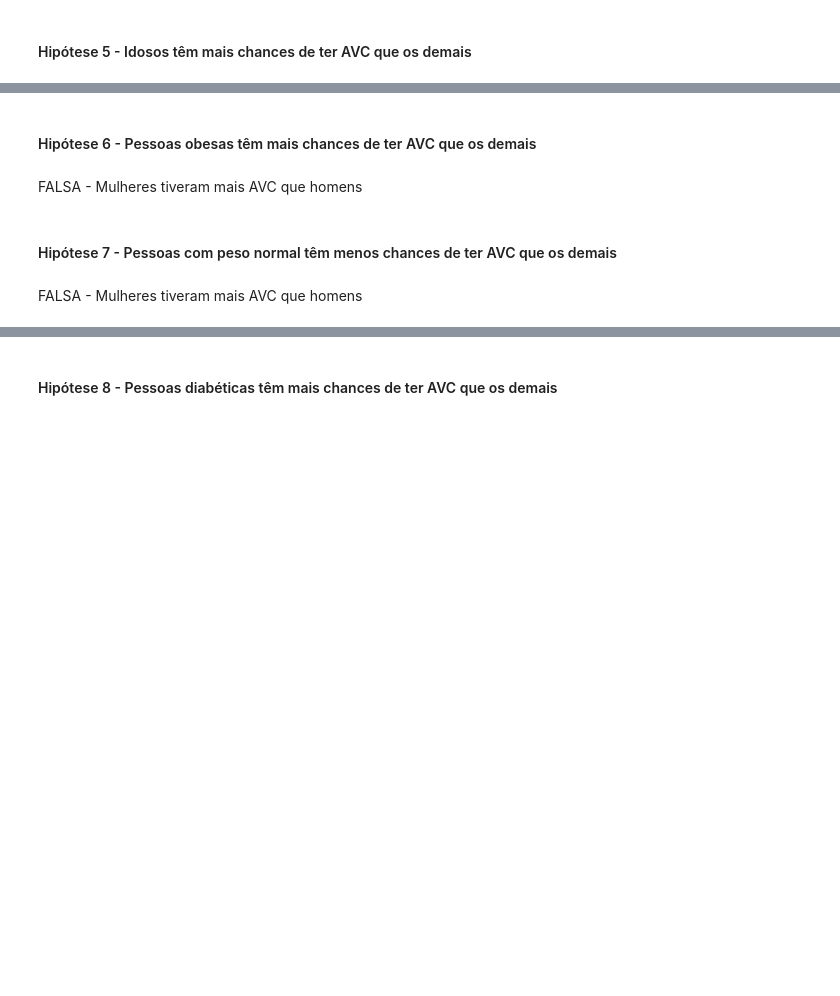
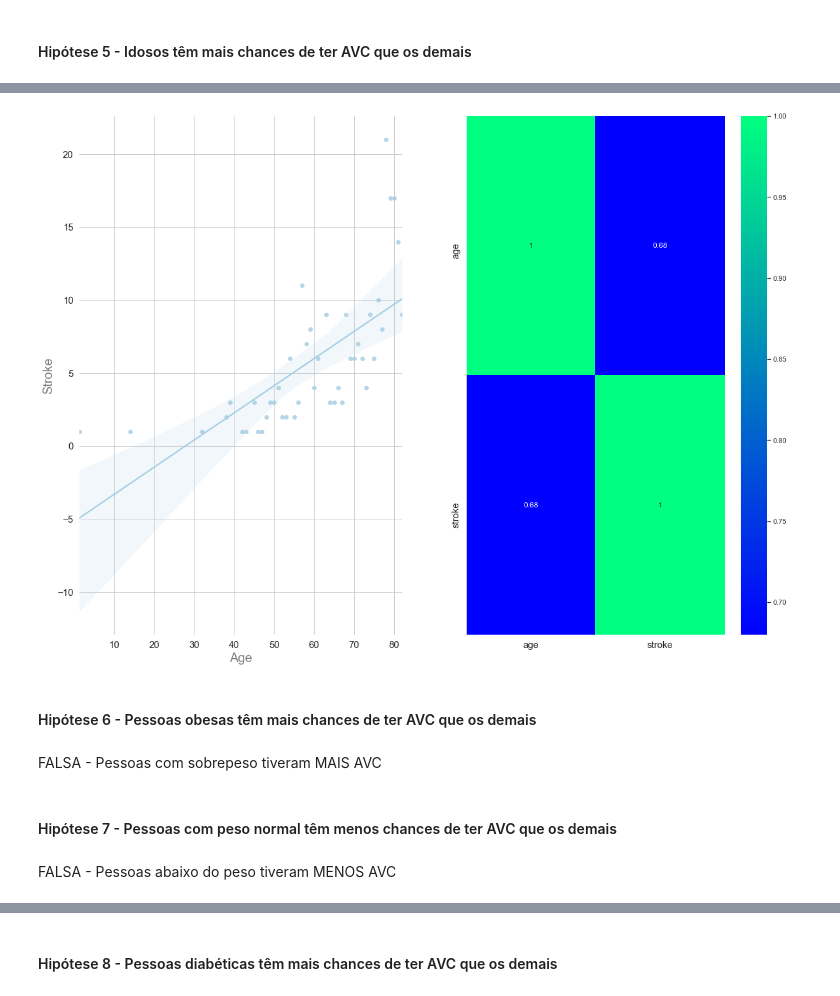
Before and after one commit to lucasanhenrique/stroke_prediction, a Jupyter notebook: notebook/stroke_prediction.ipynb, the cells around one changed output, grey strips where cells are left out. Saved outputs shown, nothing was run; the diff lists cells and outputs as text; code cells hidden in the pictures; blank space fills up the shorter version.

```diff
--- a/notebook/stroke_prediction.ipynb
+++ b/notebook/stroke_prediction.ipynb
@@ -462,8 +529,24 @@ FALSA - Mulheres tiveram mais AVC que homens
+# %%
+plt.subplot(1, 2, 1)
+sns.regplot(x = 'age', y = 'stroke', data = aux3)
+sns.despine(bottom = True, left = True)
+plt.xticks(size = 15)
+plt.yticks(size = 15)
+plt.xlabel("Age", size = 20, color = 'grey')
+plt.ylabel("Stroke", size = 20, color = 'grey')
+
+plt.subplot(1, 2, 2)
+sns.heatmap(aux3.corr( method='pearson' ), annot=True, cmap="winter")
+sns.despine(bottom = True, left = True)
+plt.xticks(size = 15)
+plt.yticks(size = 15);
+# %% [output]
+[figure, added]
 # %% [markdown]
 #### Hipótese 6 - Pessoas obesas têm mais chances de ter AVC que os demais
-# %% [markdown]
-FALSA - Mulheres tiveram mais AVC que homens
+# %% [markdown]
+FALSA - Pessoas com sobrepeso tiveram MAIS AVC
 # %% [markdown]
 #### Hipótese 7 - Pessoas com peso normal têm menos chances de ter AVC que os demais
-# %% [markdown]
-FALSA - Mulheres tiveram mais AVC que homens
+# %% [markdown]
+FALSA - Pessoas abaixo do peso tiveram MENOS AVC
```
Also changed, not shown: parts of 56 cells of this notebook.
